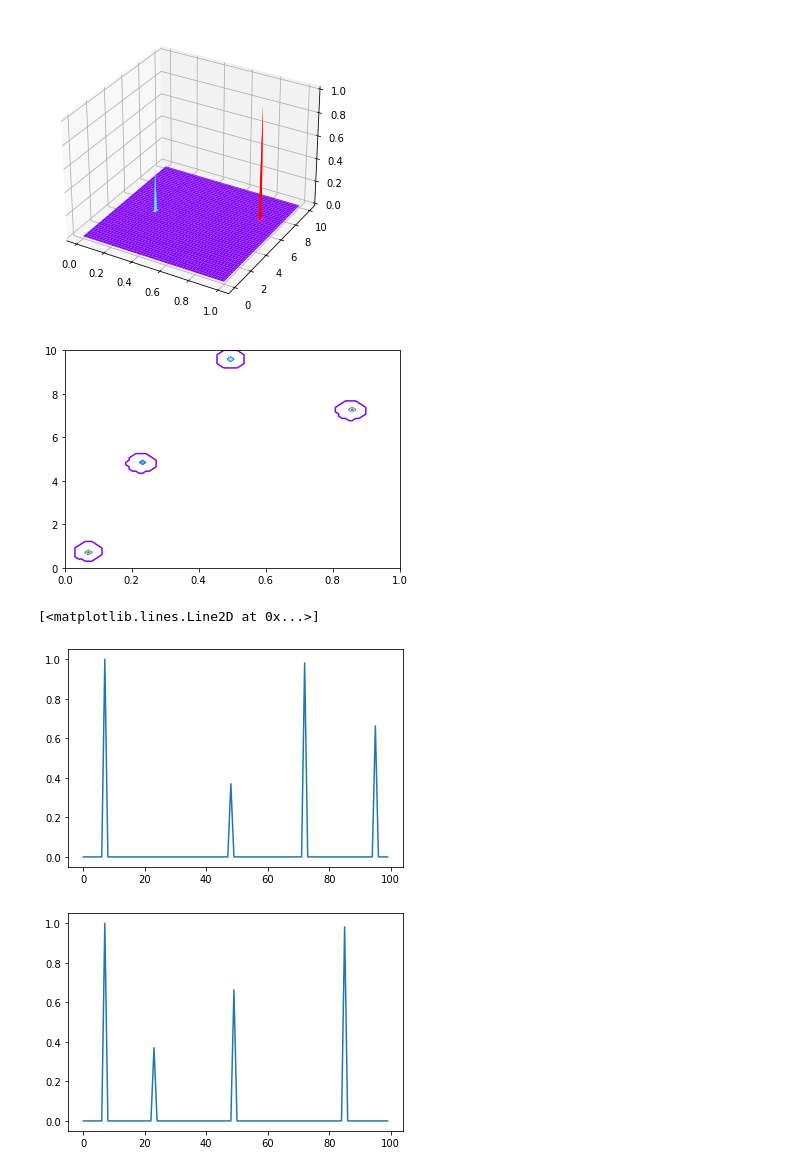
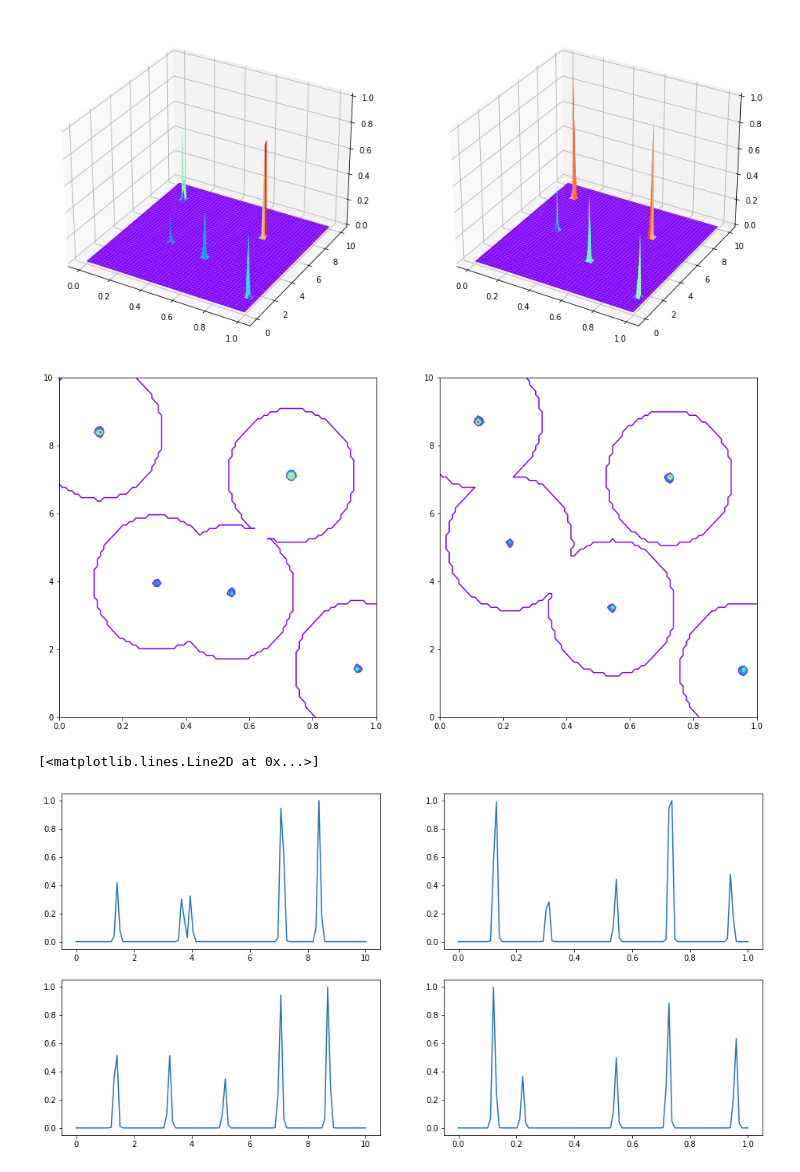
Before and after one commit to chenbo-cyber/DOSY_Net_Pytorch, a Jupyter notebook: contour_Laplace2D.ipynb, the cells around one changed output. Cells and saved outputs as stored; diff of their text form; code cells hidden in the pictures.

Commit message:
add results of ideal 2D Laplace signals & code of comparing results and labels

```diff
--- a/contour_Laplace2D.ipynb
+++ b/contour_Laplace2D.ipynb
@@ -1,8 +1,10 @@
 # %%
+import os
 import numpy as np
 import pandas as pd
+import scipy.io as scio
 import matplotlib.pyplot as plt
-from mpl_toolkits.mplot3d import Axes3D
+from datetime import datetime
 
 def Gaussian_distribution(max_D, avg, num, sig):
     avg = avg.T
@@ -16,60 +18,74 @@ def Gaussian_distribution(max_D, avg, num, sig):
 
 max_D = 10
 max_T2 = 1
-sig_D = 0.01
-sig_T2 = 0.001
+sig_D = 0.05
+sig_T2 = 0.005
 D_label_dim = 100
 T2_label_dim = 100
-result_path = 'Net_Results/Laplace2D/2022-12-24-10_43_07'
+
+sub_path = os.listdir('Net_Results/Laplace2D')
+sub_path.sort(key=lambda x: datetime.strptime(x, "%Y-%m-%d-%H_%M_%S"))
+result_path = 'Net_Results/Laplace2D/' + sub_path[-1]
+# result_path = 'Net_Results/Laplace2D/2022-12-25-16_21_32'
+label = scio.loadmat('data/Laplace2D/S6_net_input.mat')['label']
 
 D = pd.read_csv(f'{result_path}/best_diffusion_coeffs.csv').columns.to_numpy(
     dtype=np.float32
 )
 T2 = pd.read_csv(f'{result_path}/best_relax_time.csv').columns.to_numpy(
     dtype=np.float32
 )
 amp = pd.read_csv(f'{result_path}/best_amplitude.csv').columns.to_numpy(
     dtype=np.float32
 )
 # D = pd.read_csv(f'{result_path}/diffusion_coeffs.csv').columns.to_numpy(
 #     dtype=np.float32
 # )
 # T2 = pd.read_csv(f'{result_path}/relax_time.csv').columns.to_numpy(
 #     dtype=np.float32
 # )
 # amp = pd.read_csv(f'{result_path}/amplitude.csv').columns.to_numpy(
 #     dtype=np.float32
 # )
 
-label_D = Gaussian_distribution(max_D, D[np.newaxis, :], D_label_dim, sig=sig_D)
-label_T2 = Gaussian_distribution(max_T2, 1 / T2[np.newaxis, :], T2_label_dim, sig=sig_T2)
+result_D = Gaussian_distribution(max_D, D[np.newaxis, :], D_label_dim, sig=sig_D)
+result_T2 = Gaussian_distribution(max_T2, 1 / T2[np.newaxis, :], T2_label_dim, sig=sig_T2)
 
-label = np.zeros([D_label_dim, T2_label_dim]).astype(float)
+result_label = np.zeros([D_label_dim, T2_label_dim]).astype(float)
 for j in np.arange(len(D)):
-    label = label + amp[j] * np.dot(label_D[j, :][:, np.newaxis], label_T2[j, :][np.newaxis, :])
-label = label / np.max(label)
+    result_label = result_label + amp[j] * np.dot(result_D[j, :][:, np.newaxis], result_T2[j, :][np.newaxis, :])
+result_label = result_label / np.max(result_label)
 
-figure = plt.figure(1)
-axes = Axes3D(figure)
+figure = plt.figure(figsize=[16, 8])
+axes1 = figure.add_subplot(121, projection='3d')
+axes2 = figure.add_subplot(122, projection='3d')
 
 X = np.linspace(0, 1, 100)
 Y = np.linspace(0, 10, 100)
 
 X,Y = np.meshgrid(X, Y)
-Z = label
-axes.plot_surface(X,Y,Z,cmap='rainbow')
+axes1.plot_surface(X,Y,result_label,cmap='rainbow')
+axes2.plot_surface(X,Y,label,cmap='rainbow')
 
-plt.figure(2)
-plt.contour(np.linspace(0, 1, 100), np.linspace(0, 10, 100), Z, 20, cmap='rainbow')
+plt.figure(figsize=[16, 8])
+plt.subplot(1, 2, 1)
+plt.contour(np.linspace(0, 1, 100), np.linspace(0, 10, 100), result_label, 20, cmap='rainbow')
+plt.subplot(1, 2, 2)
+plt.contour(np.linspace(0, 1, 100), np.linspace(0, 10, 100), label, 20, cmap='rainbow')
 plt.show()
 
-plt.figure(3)
-plt.plot(np.sum(label, axis=1).T / np.max(np.sum(label, axis=1)))
-plt.figure(4)
-plt.plot(np.sum(label, axis=0).T / np.max(np.sum(label, axis=0)))
+plt.figure(figsize=[16, 8])
+plt.subplot(2, 2, 1)
+plt.plot(np.linspace(0, 10, 100), np.sum(result_label, axis=1).T / np.max(np.sum(result_label, axis=1)))
+plt.subplot(2, 2, 3)
+plt.plot(np.linspace(0, 10, 100), np.sum(label, axis=1).T / np.max(np.sum(label, axis=1)))
+
+plt.subplot(2, 2, 2)
+plt.plot(np.linspace(0, 1, 100), np.sum(result_label, axis=0).T / np.max(np.sum(result_label, axis=0)))
+plt.subplot(2, 2, 4)
+plt.plot(np.linspace(0, 1, 100), np.sum(label, axis=0).T / np.max(np.sum(label, axis=0)))
 # %% [output]
-[figure, old version]
+[figure, new version]
-[figure, old version]
+[figure, new version]
 [<matplotlib.lines.Line2D at 0x...>]
-[figure, old version]
+[figure, new version]
-[figure, removed]
```
Also changed, not shown: 28 other files.
